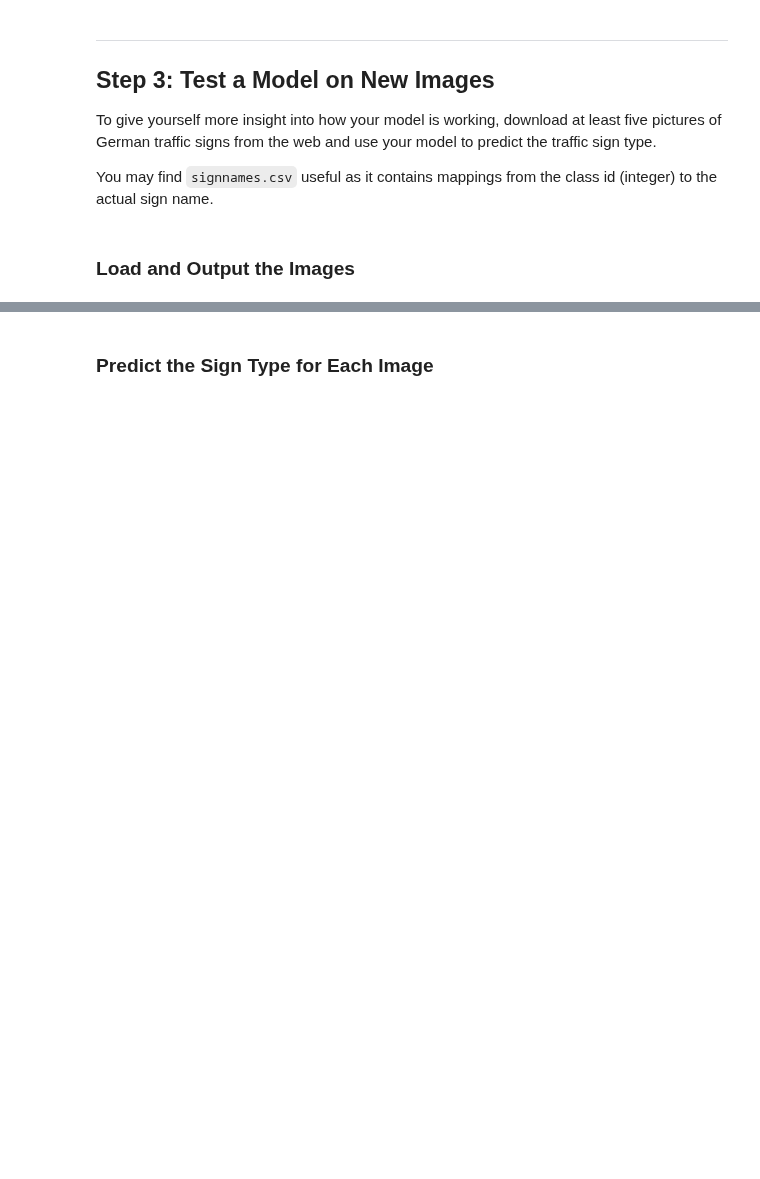
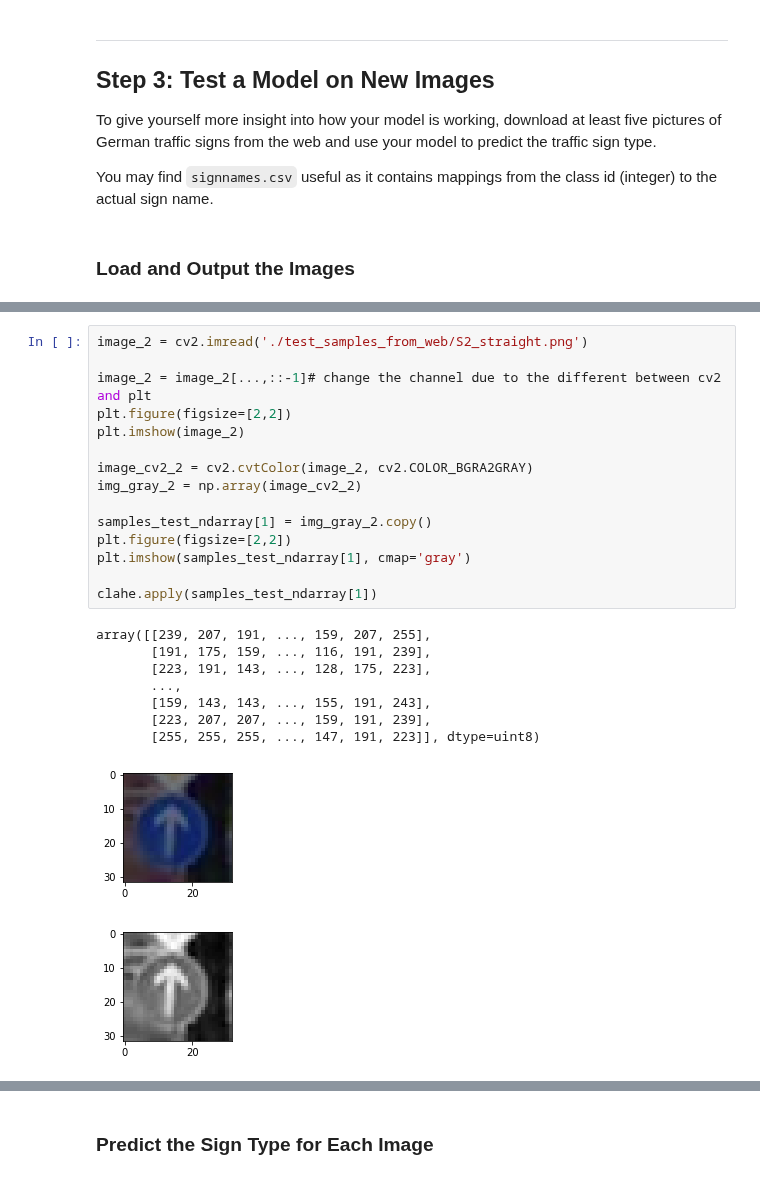
Before and after one commit to loopat/CarND-Traffic-Sign-Classifier-P2, a Jupyter notebook: .gitignore/Traffic_Sign_Classifier.ipynb, the cells around one changed output, grey strips where cells are left out. Drawn from its saved outputs; the diff is of its cells as text; blank space fills up the shorter version.

```diff
--- a/.gitignore/Traffic_Sign_Classifier.ipynb
+++ b/.gitignore/Traffic_Sign_Classifier.ipynb
@@ -454,0 +465,25 @@ plt.imshow(samples_test_feature[4])
+# %%
+image_2 = cv2.imread('./test_samples_from_web/S2_straight.png')
+
+image_2 = image_2[...,::-1]# change the channel due to the different between cv2 and plt
+plt.figure(figsize=[2,2])
+plt.imshow(image_2)
+
+image_cv2_2 = cv2.cvtColor(image_2, cv2.COLOR_BGRA2GRAY)
+img_gray_2 = np.array(image_cv2_2)
+
+samples_test_ndarray[1] = img_gray_2.copy()
+plt.figure(figsize=[2,2])
+plt.imshow(samples_test_ndarray[1], cmap='gray')
+
+clahe.apply(samples_test_ndarray[1])
+# %% [output]
+array([[239, 207, 191, ..., 159, 207, 255],
+       [191, 175, 159, ..., 116, 191, 239],
+       [223, 191, 143, ..., 128, 175, 223],
+       ...,
+       [159, 143, 143, ..., 155, 191, 243],
+       [223, 207, 207, ..., 159, 191, 239],
+       [255, 255, 255, ..., 147, 191, 223]], dtype=uint8)
+[figure, added]
+[figure, added]
```
Also changed, not shown: parts of 26 cells of this notebook, 2 other files.
